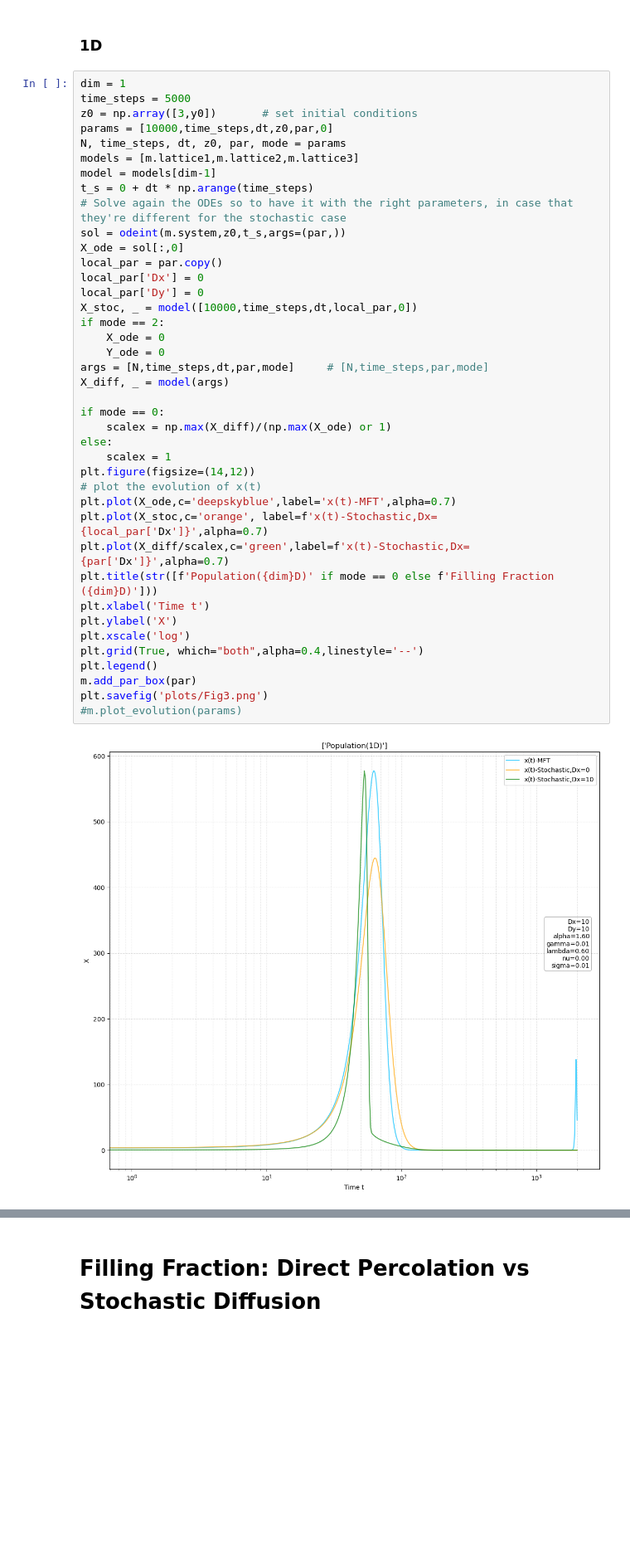
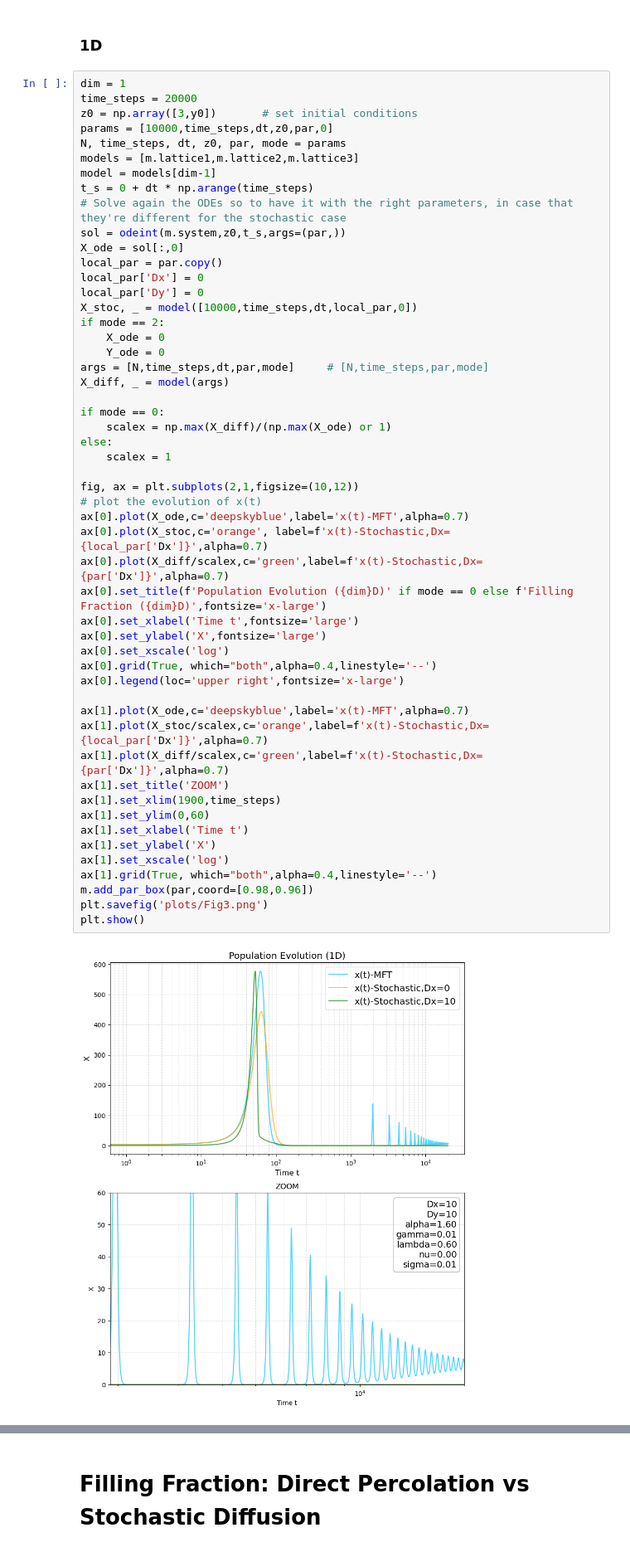
Before and after one commit to pietromalagoli/PCS, a Jupyter notebook: project.ipynb, the cells around one changed output, grey strips where cells are left out. Shown at 83% size. Saved outputs shown, nothing was run; the diff lists cells and outputs as text; blank space fills up the shorter version.

Commit message:
Some figures are only to be run. Bug in Pdiss

```diff
--- a/project.ipynb
+++ b/project.ipynb
@@ -306,43 +308,55 @@ The attractor (x*,y*) is a stable spiral (negative discriminant -> damped oscill
 ### 1D
 # %%
 dim = 1
-time_steps = 5000
+time_steps = 20000
 z0 = np.array([3,y0])       # set initial conditions
 params = [10000,time_steps,dt,z0,par,0]
 N, time_steps, dt, z0, par, mode = params
 models = [m.lattice1,m.lattice2,m.lattice3]
 model = models[dim-1]
 t_s = 0 + dt * np.arange(time_steps)
 # Solve again the ODEs so to have it with the right parameters, in case that they're different for the stochastic case
 sol = odeint(m.system,z0,t_s,args=(par,))
 X_ode = sol[:,0]
 local_par = par.copy()
 local_par['Dx'] = 0
 local_par['Dy'] = 0
 X_stoc, _ = model([10000,time_steps,dt,local_par,0])
 if mode == 2:
     X_ode = 0
     Y_ode = 0
 args = [N,time_steps,dt,par,mode]     # [N,time_steps,par,mode]
 X_diff, _ = model(args)
 
 if mode == 0:
     scalex = np.max(X_diff)/(np.max(X_ode) or 1)
 else:
     scalex = 1
-plt.figure(figsize=(14,12))
+
+fig, ax = plt.subplots(2,1,figsize=(10,12))
 # plot the evolution of x(t)
-plt.plot(X_ode,c='deepskyblue',label='x(t)-MFT',alpha=0.7)
-plt.plot(X_stoc,c='orange', label=f'x(t)-Stochastic,Dx={local_par['Dx']}',alpha=0.7)
-plt.plot(X_diff/scalex,c='green',label=f'x(t)-Stochastic,Dx={par['Dx']}',alpha=0.7)
-plt.title(str([f'Population({dim}D)' if mode == 0 else f'Filling Fraction ({dim}D)']))
-plt.xlabel('Time t')
-plt.ylabel('X')
-plt.xscale('log')
-plt.grid(True, which="both",alpha=0.4,linestyle='--')
-plt.legend()
-m.add_par_box(par)
+ax[0].plot(X_ode,c='deepskyblue',label='x(t)-MFT',alpha=0.7)
+ax[0].plot(X_stoc,c='orange', label=f'x(t)-Stochastic,Dx={local_par['Dx']}',alpha=0.7)
+ax[0].plot(X_diff/scalex,c='green',label=f'x(t)-Stochastic,Dx={par['Dx']}',alpha=0.7)
+ax[0].set_title(f'Population Evolution ({dim}D)' if mode == 0 else f'Filling Fraction ({dim}D)',fontsize='x-large')
+ax[0].set_xlabel('Time t',fontsize='large')
+ax[0].set_ylabel('X',fontsize='large')
+ax[0].set_xscale('log')
+ax[0].grid(True, which="both",alpha=0.4,linestyle='--')
+ax[0].legend(loc='upper right',fontsize='x-large')
+
+ax[1].plot(X_ode,c='deepskyblue',label='x(t)-MFT',alpha=0.7)
+ax[1].plot(X_stoc/scalex,c='orange',label=f'x(t)-Stochastic,Dx={local_par['Dx']}',alpha=0.7)
+ax[1].plot(X_diff/scalex,c='green',label=f'x(t)-Stochastic,Dx={par['Dx']}',alpha=0.7)
+ax[1].set_title('ZOOM')
+ax[1].set_xlim(1900,time_steps)
+ax[1].set_ylim(0,60)
+ax[1].set_xlabel('Time t')
+ax[1].set_ylabel('X')
+ax[1].set_xscale('log')
+ax[1].grid(True, which="both",alpha=0.4,linestyle='--')
+m.add_par_box(par,coord=[0.98,0.96])
 plt.savefig('plots/Fig3.png')
-#m.plot_evolution(params)
+plt.show()
 # %% [output]
-[figure, old version]
+[figure, new version]
```
Also changed, not shown: parts of 21 cells of this notebook, 6 other files.
